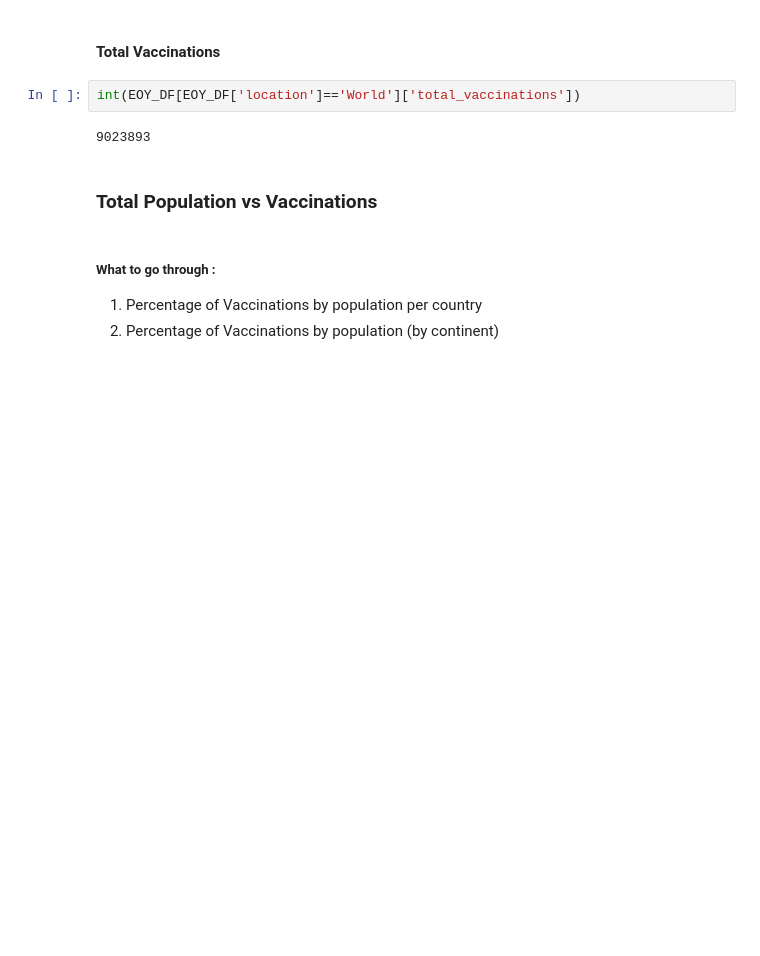
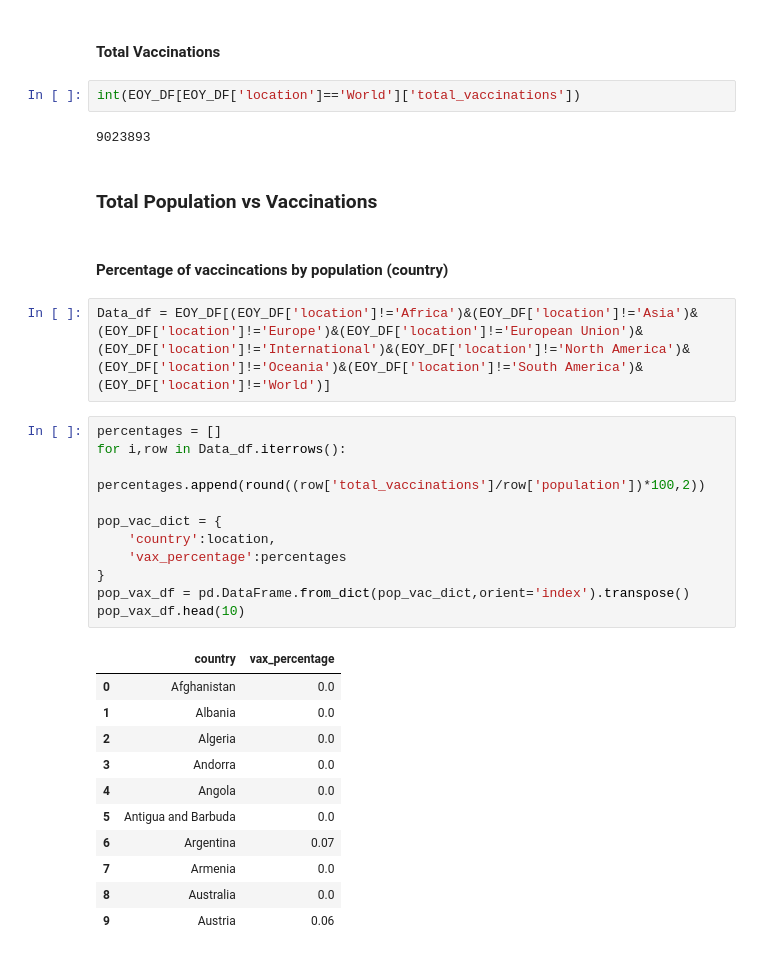
Before and after one commit to CarlosArro2001/COVID-19-Cases-Visualizer, a Jupyter notebook: COVID-19-Data-Notebook.ipynb, the cells around one changed output. Drawn from its saved outputs; the diff is of its cells as text; blank space fills up the shorter version.

```diff
--- a/COVID-19-Data-Notebook.ipynb
+++ b/COVID-19-Data-Notebook.ipynb
@@ -276,7 +257,30 @@ int(EOY_DF[EOY_DF['location']=='World']['total_vaccinations'])
 9023893
 # %% [markdown]
 ### Total Population vs Vaccinations
-# %% [markdown]
-##### What to go through :
-1. Percentage of Vaccinations by population per country
-2. Percentage of Vaccinations by population (by continent)
+# %% [markdown]
+#### Percentage of vaccincations by population (country)
+# %%
+Data_df = EOY_DF[(EOY_DF['location']!='Africa')&(EOY_DF['location']!='Asia')&(EOY_DF['location']!='Europe')&(EOY_DF['location']!='European Union')&(EOY_DF['location']!='International')&(EOY_DF['location']!='North America')&(EOY_DF['location']!='Oceania')&(EOY_DF['location']!='South America')&(EOY_DF['location']!='World')]
+# %%
+percentages = []
+for i,row in Data_df.iterrows():
+    percentages.append(round((row['total_vaccinations']/row['population'])*100,2))
+
+pop_vac_dict = {
+    'country':location,
+    'vax_percentage':percentages
+}
+pop_vax_df = pd.DataFrame.from_dict(pop_vac_dict,orient='index').transpose()
+pop_vax_df.head(10)
+# %% [output]
+|  | country | vax_percentage |
+| 0 | Afghanistan | 0.0 |
+| 1 | Albania | 0.0 |
+| 2 | Algeria | 0.0 |
+| 3 | Andorra | 0.0 |
+| 4 | Angola | 0.0 |
+| 5 | Antigua and Barbuda | 0.0 |
+| 6 | Argentina | 0.07 |
+| 7 | Armenia | 0.0 |
+| 8 | Australia | 0.0 |
+| 9 | Austria | 0.06 |
```
Also changed, not shown: parts of 23 cells of this notebook.
